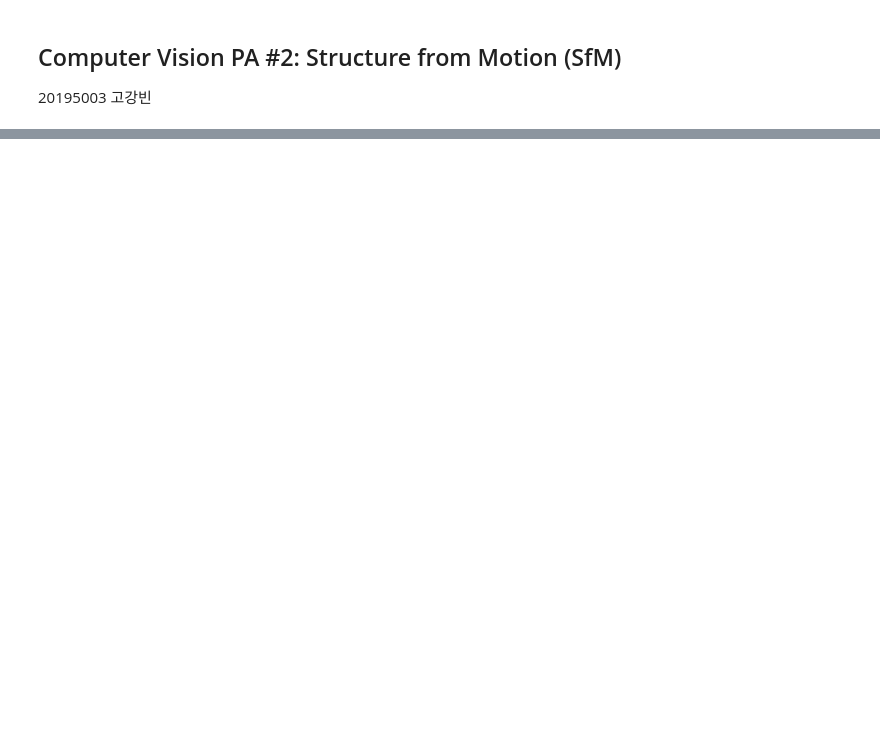
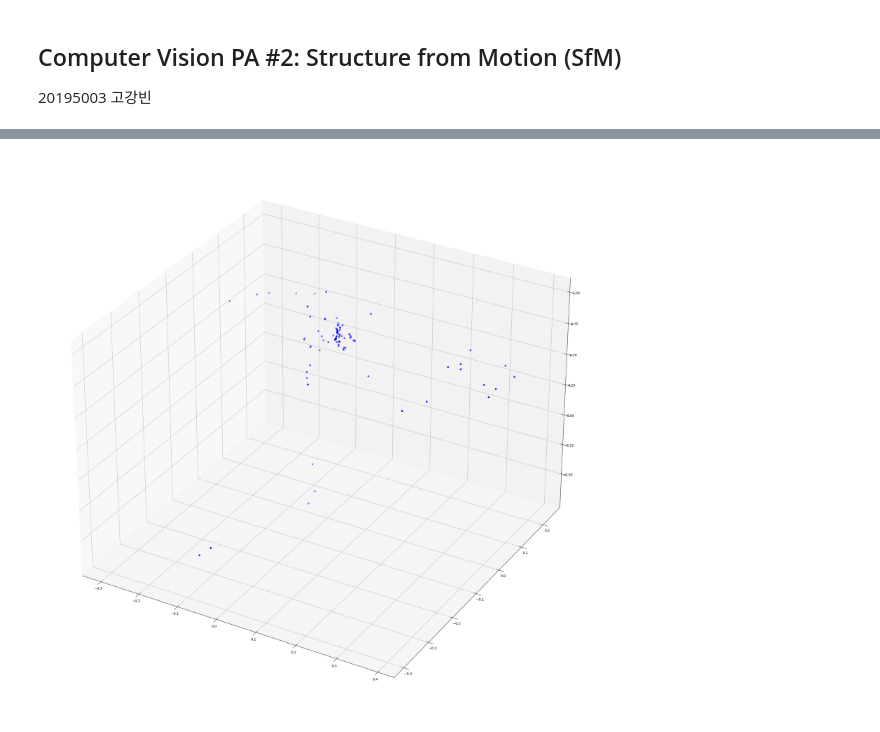
Before and after one commit to KevinTheRainmaker/ML_DL_Basics, a Jupyter notebook: ComputerVision/PA2_Structure_from_Motion/PA2_Structure_from_Motion.ipynb, the cells around one changed output, grey strips where cells are left out. Saved outputs shown, nothing was run; the diff lists cells and outputs as text; code cells hidden in the pictures; blank space fills up the shorter version.

```diff
--- a/ComputerVision/PA2_Structure_from_Motion/PA2_Structure_from_Motion.ipynb
+++ b/ComputerVision/PA2_Structure_from_Motion/PA2_Structure_from_Motion.ipynb
@@ -276,6 +253,6 @@ print(cameraMatrix)
 # %%
 MAXITER = 100
-threshold = 5e-4
+threshold = 0.1
 
 # intrinsic parameter
 K = np.array(cameraMatrix)
@@ -284,8 +261,8 @@ K_inv = np.linalg.inv(K)
 ################################################################################################################################
 # Step 1: Feature Extraction & Matching
 ################################################################################################################################
-img1 = cv.imread('./SfM/Data/own/sfm_own_01.jpg')
-img2 = cv.imread('./SfM/Data/own/sfm_own_02.jpg')
+img1 = cv.imread('./SfM/Data/own/sfm_own2_01.jpg')
+img2 = cv.imread('./SfM/Data/own/sfm_own2_03.jpg')
 
 # create SIFT instance
 sift = cv.SIFT_create()
@@ -298,25 +275,19 @@ img2_kp, img2_des = sift.detectAndCompute(img2, None)
 img1_drawKps = cv.drawKeypoints(img1, img1_kp, None)
 img2_drawKps = cv.drawKeypoints(img2, img2_kp, None)
 
+bf = cv.BFMatcher()
+matches = bf.match(img1_des,img2_des)
+sorted_matches = sorted(matches, key = lambda x : x.distance)
+
+print(f'# of matches: {len(sorted_good)}')
+
 # save result as image
-cv.imwrite('./results/own/sift_keypoints.jpg',img1_drawKps)
+cv.imwrite('./results/own/sift_keypoints2.jpg',img1_drawKps)
 print('save keypoints: done')
 
-# Brute force matching with k=2
-bf = cv.BFMatcher()
-matches = bf.knnMatch(img1_des, img2_des, k=2)
-
-# Ratio test
-good = [m1 for m1, m2 in matches if m1.distance < 0.8 * m2.distance]
-sorted_good = sorted(good, key=lambda x: x.distance)
-
-# save matching result as image
 res = cv.drawMatches(img1, img1_kp, img2, img2_kp, sorted_good, img2, flags=2)
-cv.imwrite('./results/own/sift_bfMatcher.jpg',res)
+cv.imwrite('./results/own/sift_bfMatcher2.jpg',res)
 print('save matches: done')
-
-img1_drawKps = cv.drawKeypoints(img1, img1_kp, None)
-img2_drawKps = cv.drawKeypoints(img2, img2_kp, None)
 
 ################################################################################################################################
 # Step 2: Essential Matrix Estimation
@@ -332,8 +303,8 @@ ones = np.ones((1, len(kp1)))
 q1 = np.append(kp1.T, ones, axis=0)
 q2 = np.append(kp2.T, ones, axis=0)
 
-norm_q1 = K_inv@q1
-norm_q2 = K_inv@q2
+norm_q1 = K_inv @ q1
+norm_q2 = K_inv @ q2
 
 best_in = 0
 best_E = None
@@ -343,8 +314,8 @@ for _ in tqdm(range(MAXITER)):
 
     idx = np.random.randint(0, len(kp1), size=5)
     rand_norm_q1 = norm_q1[:, idx]
+    rand_norm_q2 = norm_q2[:, idx]
     rand_norm_q1_doub = matlab.double(rand_norm_q1.tolist())
-    rand_norm_q2 = norm_q2[:, idx]
     rand_norm_q2_doub = matlab.double(rand_norm_q2.tolist())
 
     E = eng.calibrated_fivepoint(rand_norm_q1_doub, rand_norm_q2_doub)
@@ -354,20 +325,19 @@ for _ in tqdm(range(MAXITER)):
         cur_E = E[:,i].reshape(3,3)
 
         estim = np.diag(norm_q2.T @ cur_E @ norm_q1)
-        cur_in = sum(np.where(((estim < threshold) & (estim > 0)), True, False))
+        cur_in = sum(np.where(((estim < threshold) & (estim >= 0)), True, False))
         if best_in < cur_in:
             best_in = cur_in
             best_E = cur_E
-            inlier_idx = np.where(((estim < threshold) & (estim > 0)))
+            inlier_idx = np.where(((estim < threshold) & (estim >= 0)))
 
-# eng.quit()
 
 print(f'# of inliers: {best_in}')
 inlier_idx = np.array(inlier_idx).reshape(-1)
 
 # save
 df = pd.DataFrame(best_E)
-df.to_csv('./results/own/EssentialMatrix.csv')
+df.to_csv('./results/own/EssentialMatrix2.csv')
 print('save Essential Matrix: done')
 
 ################################################################################################################################
@@ -380,12 +350,6 @@ W = np.array([[0.0, -1.0, 0.0],
               [0.0, 0.0, 1.0]
               ])
 
-# Z = np.array([[0.0, 1.0, 0.0],
-#               [-1.0, 0.0, 0.0],
-#               [0.0, 0.0, 0.0]
-#               ])
-
-
 P = np.array([
     np.column_stack((U @ W @ VT, U[:,2])),
     np.column_stack((U @ W @ VT, -U[:,2])),
@@ -396,39 +360,51 @@ P = np.array([
 print('candidate for camera matrix\n', P)
 
 E_init = np.append(np.eye(3), np.zeros((3,1)), axis=1)
-E_cnt = [0,0,0,0]
 for i in range(4):
     tmp = P[i]
     for j in range(len(inlier_idx)):
         A = np.array([
-            norm_q1[0,inlier_idx[j]]*E_init[2] - E_init[0],
-            norm_q1[1,inlier_idx[j]]*E_init[2] - E_init[1],
-            norm_q2[0,inlier_idx[j]]*tmp[2] - tmp[0],
-            norm_q2[1,inlier_idx[j]]*tmp[2] - tmp[1]])
+            norm_q1[0,j+1]*E_init[2] - E_init[0],
+            norm_q1[1,j+1]*E_init[2] - E_init[1],
+            norm_q2[0,j+1]*tmp[2] - tmp[0],
+            norm_q2[1,j+1]*tmp[2] - tmp[1]])
         U_A, S_A, VT_A = np.linalg.svd(A, full_matrices=True)
         X = VT_A[3]/VT_A[3,3]
+        # X = VT_A[:,-1]
+
+
         if X[2] > 0 and (tmp@X.T)[2]>0:
-            E_cnt[i] += 1
+            print(f'Matrix {i} have all positive depths!')
+            E = P[i]
+            break
+        else:
+            print(f'Matrix {i} is not good')
+            break
 
-print(E_cnt)
-assert np.max(E_cnt) == best_in
 
-E = P[np.argmax(E_cnt)]
 
 inlier_X = []
-_inlier = []
+eig = np.linalg.eig
+eig_arr = [0,0,0,0]
 
 for i in range(len(inlier_idx)):
     A = np.array([
-        norm_q1[0,inlier_idx[i]]*E_init[2] - E_init[0],
-        norm_q1[1,inlier_idx[i]]*E_init[2] - E_init[1],
-        norm_q2[0,inlier_idx[i]]*E[2] - E[0],
-        norm_q2[1,inlier_idx[i]]*E[2] - E[1]])
-    U_A, S_A, VT_A = np.linalg.svd(A, full_matrices=True)
-    X = VT_A[3]/VT_A[3,3]
+        norm_q1[0,i+1]*E_init[2] - E_init[0],
+        norm_q1[1,i+1]*E_init[2] - E_init[1],
+        norm_q2[0,i+1]*E[2] - E[0],
+        norm_q2[1,i+1]*E[2] - E[1]])
+    AA = A.T@A
+    U_A, S_A, VT_A = np.linalg.svd(AA, full_matrices=True)
+    # eig_arr = eig(VT_A)[0]
+    # X = VT_A[:,np.argmax(eig_arr)]
+    X = VT_A[:,-1]
+    # X = VT_A[3]
+
     inlier_X.append(X)
 
 p3ds = np.array(inlier_X).T
+
+
 
 # visualize
 X = np.array([])
@@ -438,8 +414,9 @@ X = np.concatenate((X, p3ds[0]))
 Y = np.concatenate((Y, p3ds[1]))
 Z = np.concatenate((Z, p3ds[2]))
 
-fig = plt.figure(figsize=(15,15))
+fig = plt.figure(figsize=(30,30))
 ax = plt.axes(projection='3d')
-ax.scatter3D(X, Y, Z, c='r', marker='o')
+ax.scatter3D(X, Y, Z, c='b', marker='o')
 # plt.show()
-plt.savefig('./results/own/3D_result.jpg')
+plt.savefig('./results/own/3D_result2.jpg')
+# %% [output]
@@ -445,0 +443 @@ plt.savefig('./results/own/3D_result.jpg')
+[figure, added]
```
Also changed, not shown: parts of 6 cells of this notebook, 1 other file.
